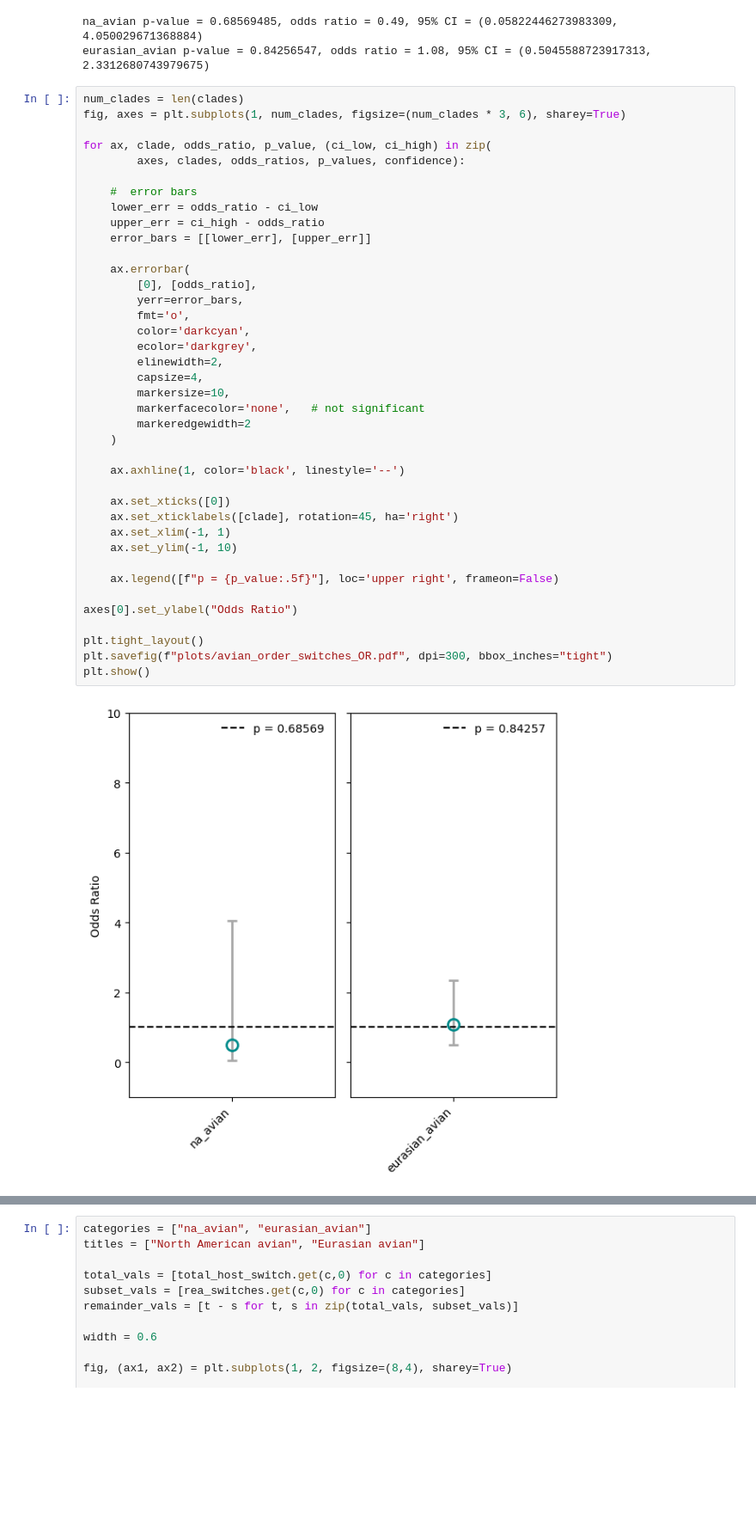
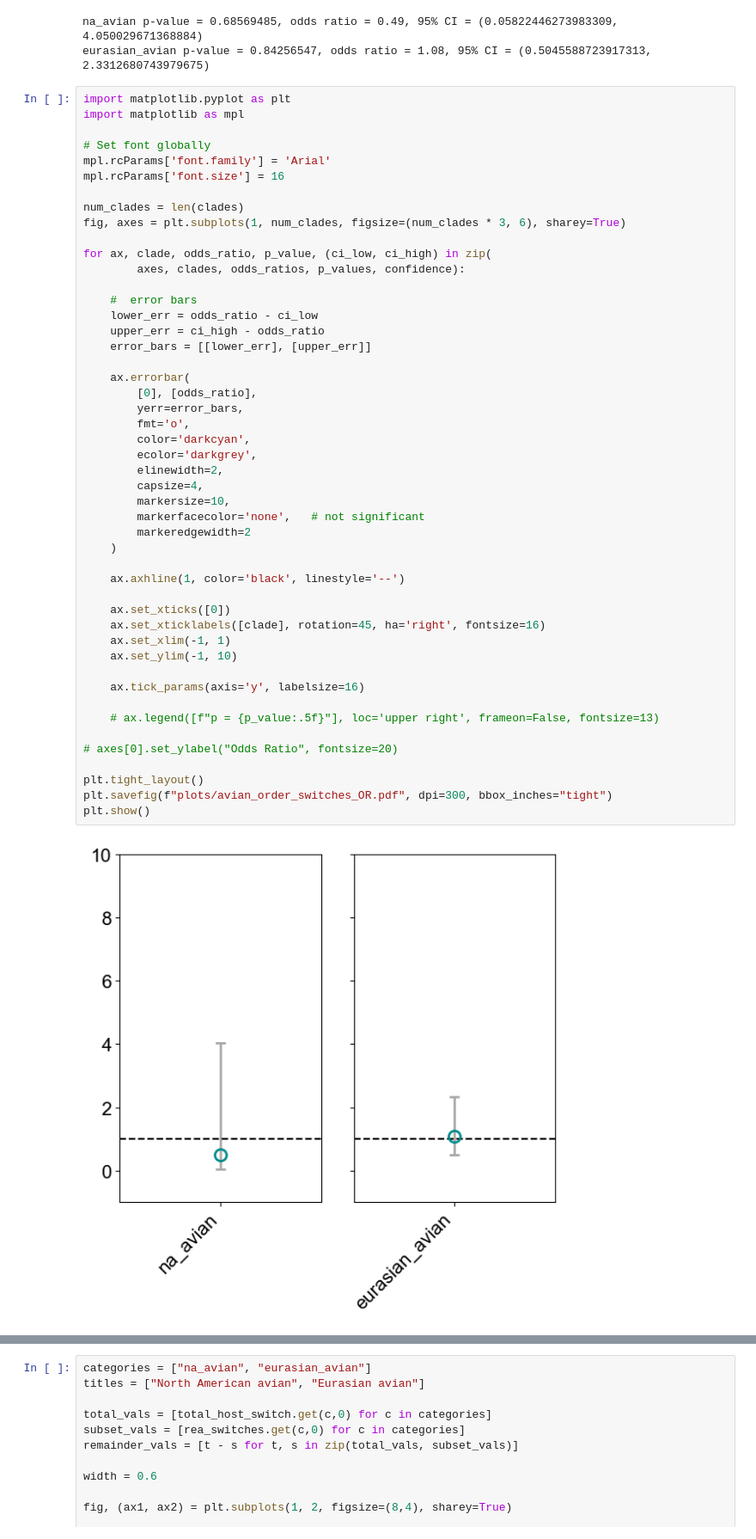
Before and after one commit to moncla-lab/h3nx-paper, a Jupyter notebook: treesort-analyses/host-switching/within-between_FET-birds_order.ipynb, the cells around one changed output, grey strips where cells are left out. Shown at 86% size. Cells and saved outputs as stored; diff of their text form; blank space fills up the shorter version.

```diff
--- a/treesort-analyses/host-switching/within-between_FET-birds_order.ipynb
+++ b/treesort-analyses/host-switching/within-between_FET-birds_order.ipynb
@@ -174,6 +174,13 @@ for clade in clades:
 na_avian p-value = 0.68569485, odds ratio = 0.49, 95% CI = (0.05822446273983309, 4.050029671368884)
 eurasian_avian p-value = 0.84256547, odds ratio = 1.08, 95% CI = (0.5045588723917313, 2.3312680743979675)
 # %%
+import matplotlib.pyplot as plt
+import matplotlib as mpl
+
+# Set font globally
+mpl.rcParams['font.family'] = 'Arial'
+mpl.rcParams['font.size'] = 16
+
 num_clades = len(clades)
 fig, axes = plt.subplots(1, num_clades, figsize=(num_clades * 3, 6), sharey=True)
 
@@ -183,34 +190,36 @@ for ax, clade, odds_ratio, p_value, (ci_low, ci_high) in zip(
     #  error bars
     lower_err = odds_ratio - ci_low
     upper_err = ci_high - odds_ratio
     error_bars = [[lower_err], [upper_err]]
 
     ax.errorbar(
         [0], [odds_ratio],
         yerr=error_bars,
         fmt='o',
         color='darkcyan',
         ecolor='darkgrey',
         elinewidth=2,
         capsize=4,
         markersize=10,
         markerfacecolor='none',   # not significant
         markeredgewidth=2
     )
 
     ax.axhline(1, color='black', linestyle='--')
 
     ax.set_xticks([0])
-    ax.set_xticklabels([clade], rotation=45, ha='right')
+    ax.set_xticklabels([clade], rotation=45, ha='right', fontsize=16)
     ax.set_xlim(-1, 1)
     ax.set_ylim(-1, 10)
 
-    ax.legend([f"p = {p_value:.5f}"], loc='upper right', frameon=False)
+    ax.tick_params(axis='y', labelsize=16)
 
-axes[0].set_ylabel("Odds Ratio")
+    # ax.legend([f"p = {p_value:.5f}"], loc='upper right', frameon=False, fontsize=13)
+
+# axes[0].set_ylabel("Odds Ratio", fontsize=20)
 
 plt.tight_layout()
 plt.savefig(f"plots/avian_order_switches_OR.pdf", dpi=300, bbox_inches="tight")
 plt.show()
 # %% [output]
-[figure, old version]
+[figure, new version]
```
Also changed, not shown: parts of 1 cell of this notebook, 25 other files.
